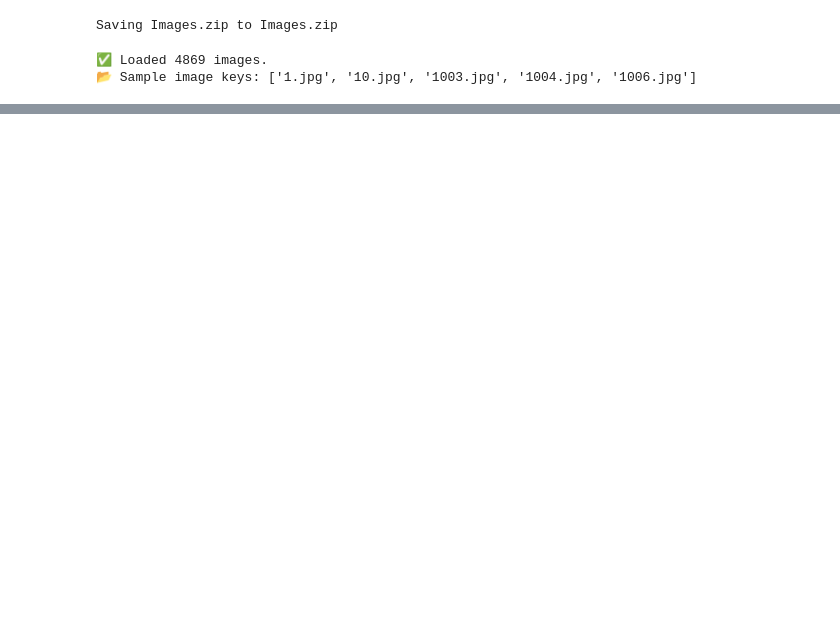
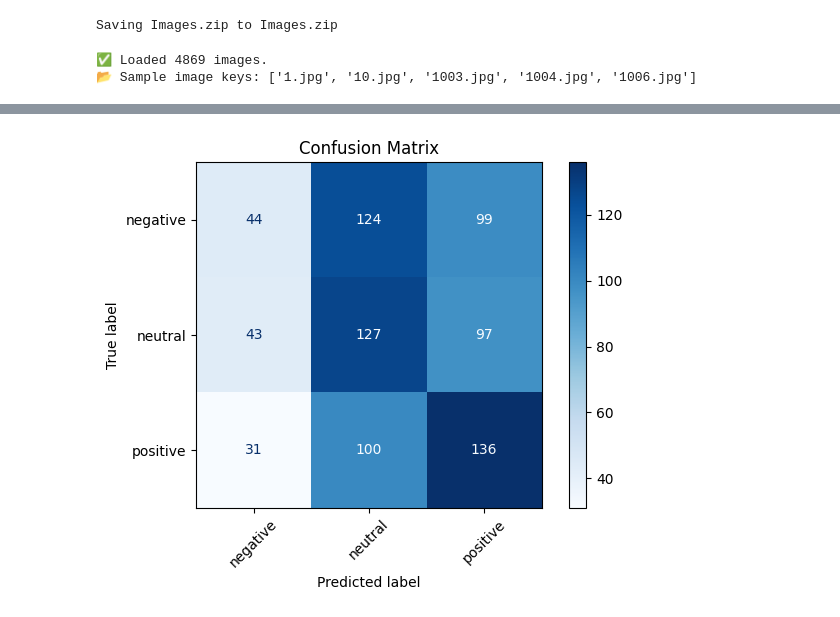
Before and after one commit to siaxvii/gnlp-final, a Jupyter notebook: CLIP.ipynb, the cells around one changed output, grey strips where cells are left out. Cells and saved outputs as stored; diff of their text form; code cells hidden in the pictures; blank space fills up the shorter version.

```diff
--- a/CLIP.ipynb
+++ b/CLIP.ipynb
@@ -153,8 +159,13 @@ class CLIPSentimentClassifier(nn.Module):
     def __init__(self, clip_model, num_classes=3):
         super().__init__()
         self.clip = clip_model
-        for param in self.clip.parameters():
-            param.requires_grad = False  # freeze CLIP
+        # for param in self.clip.parameters():
+        #     param.requires_grad = False  # freeze CLIP
+        for name, param in self.clip.named_parameters():
+          if "visual.transformer.resblocks.11" in name or "text_model.encoder.layers.11" in name:
+              param.requires_grad = True
+          else:
+              param.requires_grad = False
         self.classifier = nn.Sequential(
             nn.Linear(1024, 512),
             nn.ReLU(),
@@ -190,7 +201,7 @@ class CLIPDataset(Dataset):
 
     def __getitem__(self, idx):
         row = self.df.iloc[idx]
-        text = row['Original English']
+        text = row['Spanglish Tweet']
         fname = row['file name']
         image = image_dict.get(fname, Image.new("RGB", (224, 224), color='white'))
 
@@ -213,7 +224,7 @@ processor = CLIPProcessor.from_pretrained("openai/clip-vit-base-patch32")
 clip_model = CLIPModel.from_pretrained("openai/clip-vit-base-patch32")
 
 dataset = CLIPDataset(train_df, processor, label_encoder)
-dataloader = DataLoader(dataset, batch_size=16, shuffle=True, collate_fn=custom_collate)
+dataloader = DataLoader(dataset, batch_size=8, shuffle=True, collate_fn=custom_collate)
 
 # Model
 model = CLIPSentimentClassifier(clip_model, num_classes=len(label_encoder.classes_)).to(device)
@@ -223,7 +234,7 @@ criterion = nn.CrossEntropyLoss()
 optimizer = torch.optim.AdamW(model.classifier.parameters(), lr=1e-4)
 
 # Training loop
-epochs = 30
+epochs = 20
 for epoch in range(epochs):
     model.train()
     total_loss = 0
@@ -240,5 +251,7 @@ for epoch in range(epochs):
 
         total_loss += loss.item()
 
+    torch.cuda.empty_cache()
+
     print(f"🔥 Epoch {epoch+1} Loss: {total_loss:.4f}")
 # %% [output]
@@ -269,7 +282,7 @@ class CLIPTestDataset(Dataset):
 
     def __getitem__(self, idx):
         row = self.df.iloc[idx]
-        text = row['Original English']
+        text = row['Spanglish Tweet']
         fname = row['file name']
         image = image_dict.get(fname, Image.new("RGB", (224, 224), color='white'))
 
@@ -344,0 +443,22 @@ plt.show()
+# %%
+# Create the confusion matrix
+y_true = zero_shot_df["true"]
+y_pred = zero_shot_df["predicted"]
+
+cm = confusion_matrix(y_true, y_pred, labels=class_names)
+
+# Plot the confusion matrix using seaborn
+# plt.figure(figsize=(6, 5))
+# sns.heatmap(cm, annot=True, fmt='d', cmap='Blues', xticklabels=class_names, yticklabels=class_names)
+# plt.xlabel("Predicted Label")
+# plt.ylabel("True Label")
+# plt.title("Confusion Matrix")
+# plt.tight_layout()
+# plt.show()
+disp = ConfusionMatrixDisplay(confusion_matrix=cm, display_labels=class_names)
+disp.plot(cmap="Blues", xticks_rotation=45)
+plt.title("Confusion Matrix")
+plt.tight_layout()
+plt.show()
+# %% [output]
+[figure, added]
```
Also changed, not shown: parts of 8 cells of this notebook.
